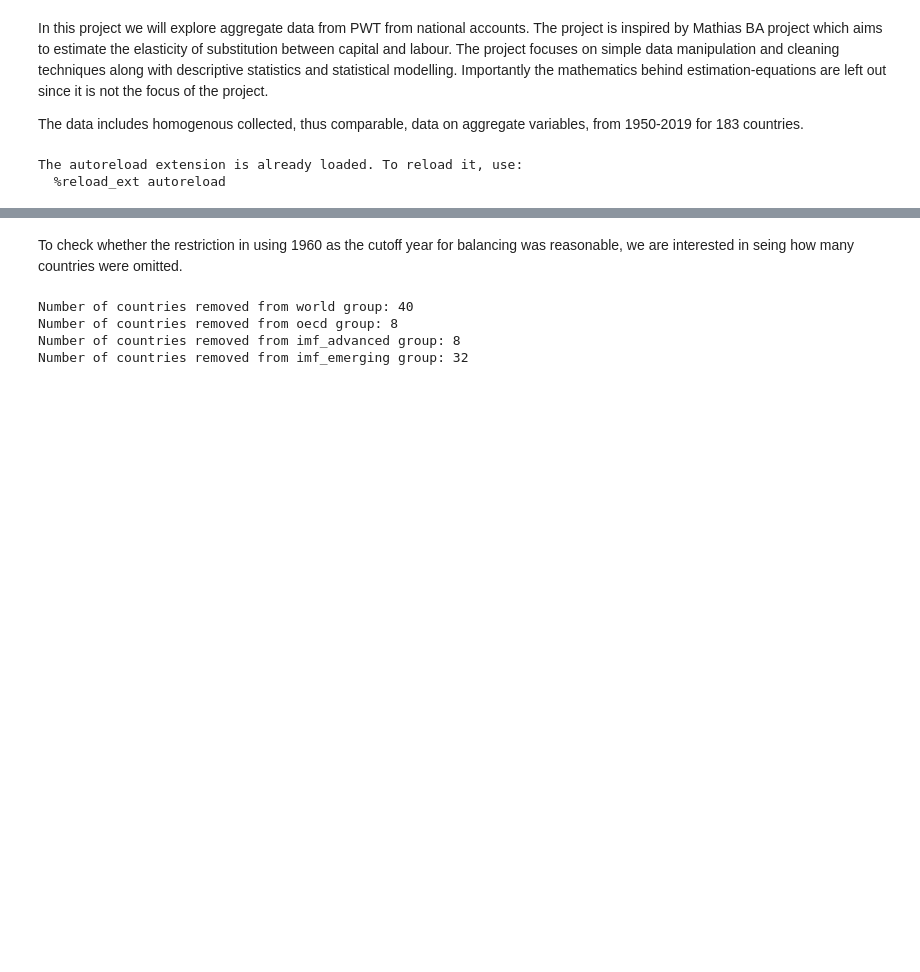
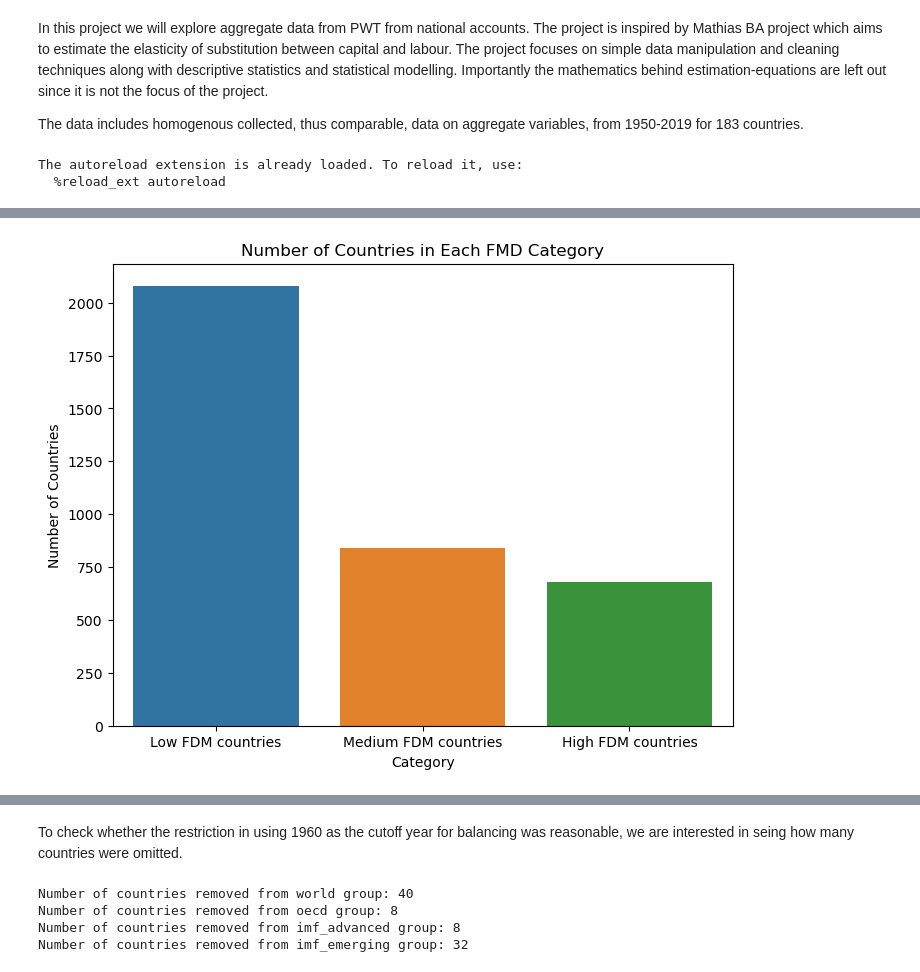
Before and after one commit to NumEconCopenhagen/projects-2024-mathias-mikkel-gabriele, a Jupyter notebook: dataproject/dataproject.ipynb, the cells around one changed output, grey strips where cells are left out. Cells and saved outputs as stored; diff of their text form; code cells hidden in the pictures; blank space fills up the shorter version.

```diff
--- a/dataproject/dataproject.ipynb
+++ b/dataproject/dataproject.ipynb
@@ -485,0 +243,23 @@ imf_emerging_bal_data = balanced_data[balanced_data['countrycode'].isin(con.imf_
+# %%
+# Use the numpy linspace command to create three discrete intervals for the FMD-values and assign them names
+bins = np.linspace(0, 1, num=4)
+labels = ['Low FDM countries', 'Medium FDM countries', 'High FDM countries']
+
+# Use the pandas cut command to divide the initial_FMD dataframe into the three discrete intervals
+initial_FMD['FD_Category'] = pd.cut(initial_FMD['FMD'], bins=bins, labels=labels, right=False)
+
+# Merge the categories back into the main DataFrame
+pwt_and_imf_wFMD = pd.merge(pwt_and_imf, initial_FMD[['country', 'FD_Category']], on='country', how='left')
+# %%
+# Assuming 'FD_Category' is the column containing the categories
+category_counts = pwt_and_imf_wFMD['FD_Category'].value_counts()
+
+# Plotting the number of countries in each category
+plt.figure(figsize=(8, 6))
+sns.barplot(x=category_counts.index, y=category_counts.values)
+plt.title('Number of Countries in Each FMD Category')
+plt.xlabel('Category')
+plt.ylabel('Number of Countries')
+plt.show()
+# %% [output]
+[figure, added]
```
Also changed, not shown: parts of 89 cells of this notebook.
